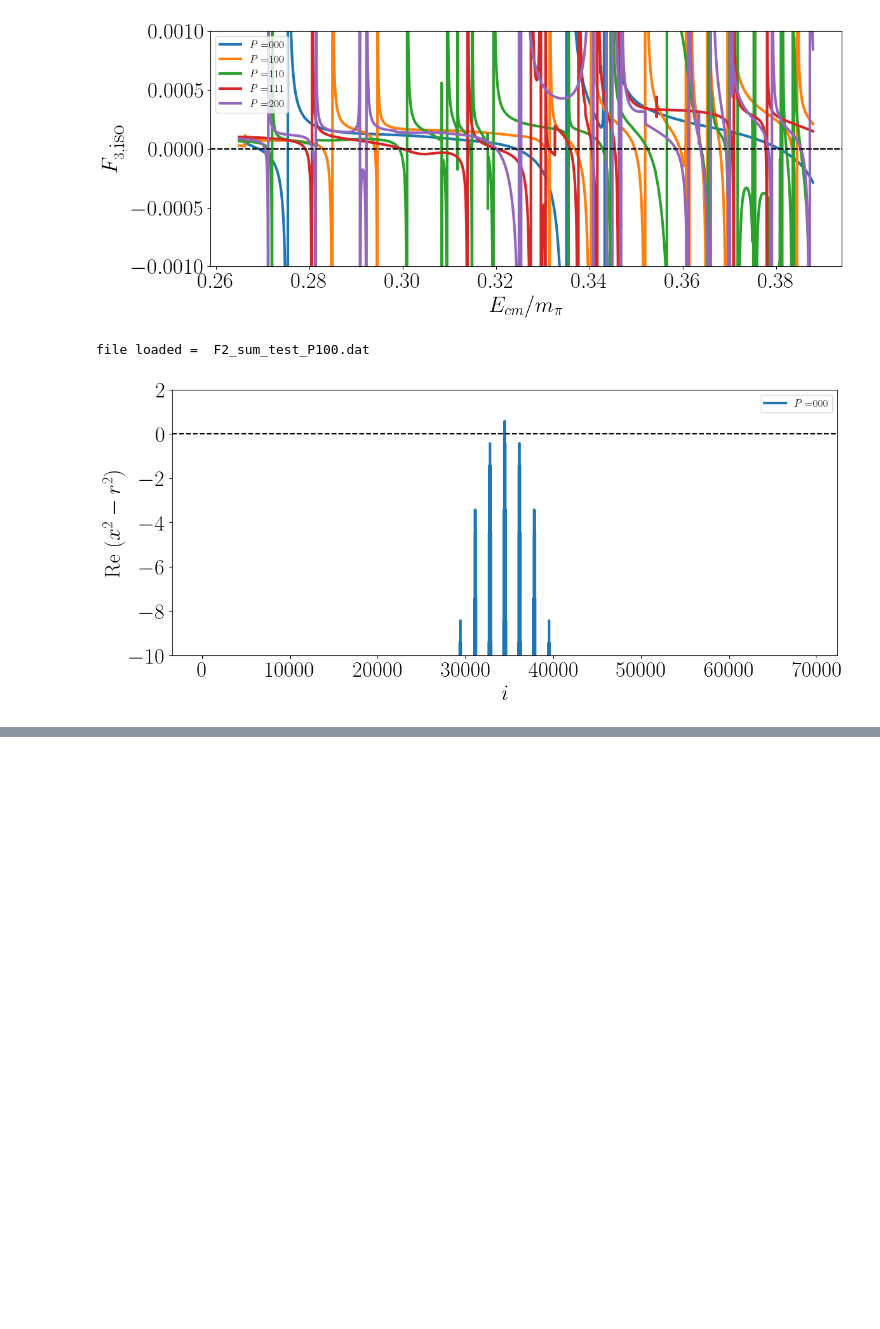
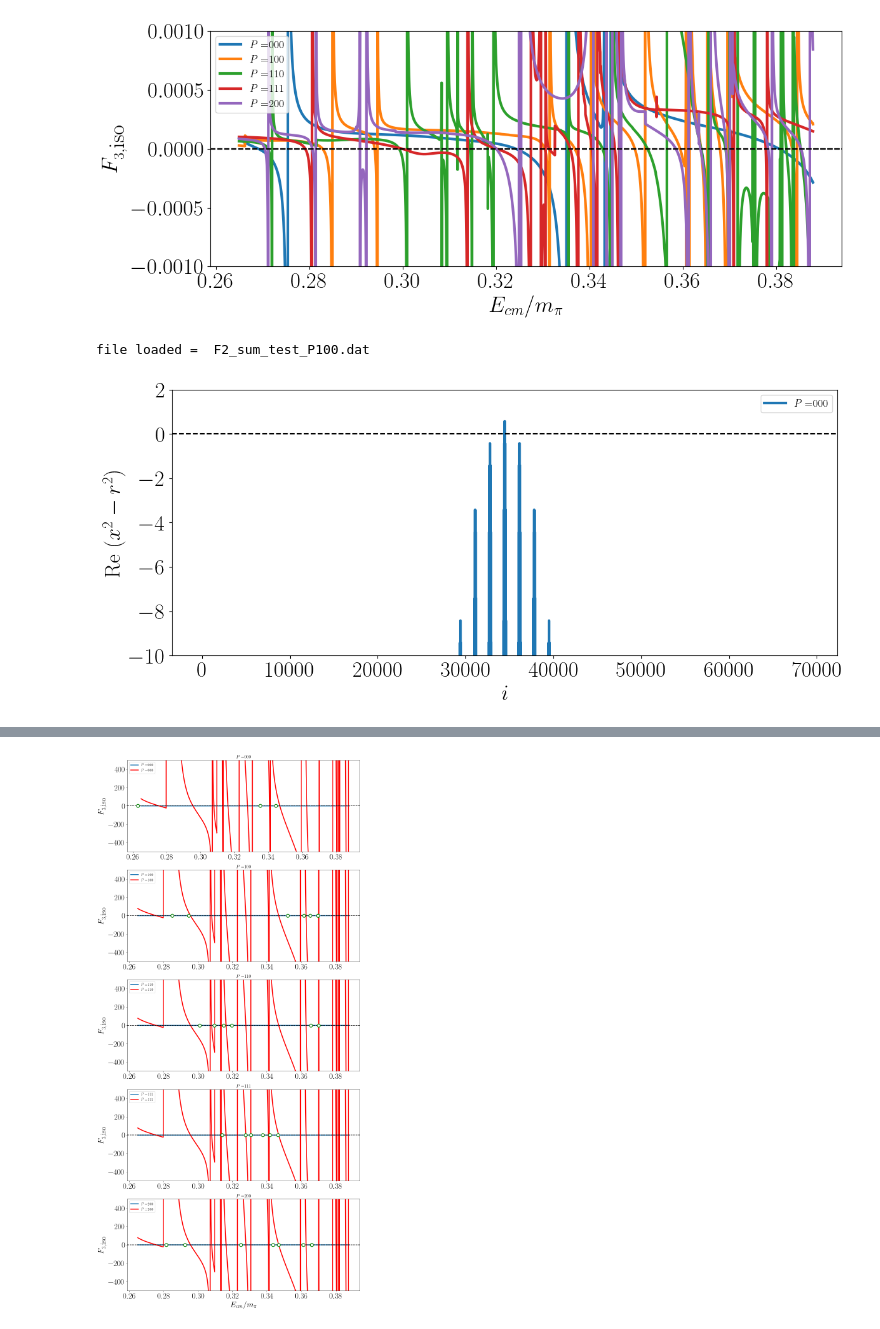
Before and after one commit to digonto10602/3body_quantization, a Jupyter notebook: test_files/plots.ipynb, the cells around one changed output, grey strips where cells are left out. Cells and saved outputs as stored; diff of their text form; code cells hidden in the pictures; blank space fills up the shorter version.

Commit message:
"found extra poles in F3, check number of levels using F2"

```diff
--- a/test_files/plots.ipynb
+++ b/test_files/plots.ipynb
@@ -863,0 +999,92 @@ file loaded =  F2_sum_test_P100.dat
+# %%
+# Here we plot the F3 function for each boost frame and compare them with
+# free spectrum generated from redstar (S2I2.energies)
+# only A1m, A2 irrep is added for different boost P
+# we also add the results of the denom 1 + (K2inv + G)F2inv to look for
+# the additional poles in F3
+
+#This plots F3_iso for different total momentum P
+
+plt.rcParams.update({'font.size': 12})
+plt.rc('font',**{'family':'serif','serif':['Computer Modern Roman']})
+plt.rc('text', usetex=True)
+filename1 = "F3_KKpi_L20_nP_000.dat"
+filename2 = "F3_KKpi_L20_nP_100.dat"
+filename3 = "F3_KKpi_L20_nP_110.dat"
+filename4 = "F3_KKpi_L20_nP_111.dat"
+filename5 = "F3_KKpi_L20_nP_200.dat"
+
+additionalpolefile1 = "additional_poles1_F3_KKpi_L20_nP_000.dat"
+additionalpolefile2 = "additional_poles1_F3_KKpi_L20_nP_000.dat"
+additionalpolefile3 = "additional_poles1_F3_KKpi_L20_nP_000.dat"
+additionalpolefile4 = "additional_poles1_F3_KKpi_L20_nP_000.dat"
+additionalpolefile5 = "additional_poles1_F3_KKpi_L20_nP_000.dat"
+
+atmpi = 0.06906
+
+#raulF3file = "detF3inv_test_FRL_L5"
+filelist = [filename1, filename2, filename3, filename4, filename5]
+additionalpole_filelist = [additionalpolefile1, additionalpolefile2, additionalpolefile3, additionalpolefile4, additionalpolefile5]
+titlelist = ["000","100","110","111","200"]
+fig,ax = plt.subplots(5,1,figsize=(12,25))
+counter = 0
+energy_file = "S2I2.energies"
+full_energy_list, irrep_list = irrep_list_maker(energy_file)
+selected_irrep_list = ["000_A1m","100_A2","110_A2","111_A2","200_A2"]
+
+for file in filelist:
+    print("file loaded = ",file)
+    filename = file
+    (En, EcmR, EcmI, F2, G,
+     K2i, F3det, F3iso) = np.genfromtxt(filename, unpack=True)
+
+    additionalpole_file = additionalpole_filelist[counter]
+    (En1, EcmR1, EcmI1, F21, G1,
+     K2i1, F3det1, F3iso1) = np.genfromtxt(additionalpole_file, unpack=True)
+    #here F3det1 and F3iso1 are the denom part multiplied with 1 vector on both sides
+
+    non_int_energies_ecm, non_int_energies_elab = irrep_energy_list_maker(full_energy_list, selected_irrep_list[counter])
+    #non_int_energies_ecm, non_int_energies_elab = energy_list_maker_fixedmom(full_energy_list, titlelist[counter])
+    print("E size = ",len(non_int_energies_ecm))
+
+    zero_y_val = []
+    for i in range(len(non_int_energies_ecm)):
+        zero_y_val.append(0.0)
+
+    #ax[counter].set_ylabel("det $F_{3}$",fontsize=25)
+    #ax[counter].set_xlim(0.2,0.34)
+    #ax[counter].set_ylim(-1E-3,1E-3)
+    ax[counter].set_ylim(-500,500)
+    ax[counter].tick_params(axis='both', which='major', labelsize=25)
+    ax[counter].tick_params(axis='both', which='minor', labelsize=25)
+    #ax.set_yscale('log')
+    #L = 6
+    titlestring = "$P = $" + str(titlelist[counter])
+    ax[counter].set_title(titlestring)
+    ax[counter].plot(EcmR,F3iso, linewidth=3, label=titlestring)
+    ax[counter].plot(EcmR1,F3iso1, linewidth=3, color='red', label=titlestring)
+    ax[counter].scatter(non_int_energies_ecm,zero_y_val, marker='o', s=100, edgecolor="green", linewidth=2, facecolor='white',zorder=5)
+    #ax[counter].plot(EcmR,Reqsq, linewidth=3, label="$q_{2,p}^2$")
+    #ax[counter].plot(EcmR,Recutoff, linewidth=3, label="$H(p)$")
+    #ax[counter].axvline(x=Recheckzero1[0],linestyle='--',color='red')
+    #ax[counter].axvline(x=Recheckzero2[0],linestyle='--',color='green')
+    #ax[counter].axvline(x=threshold[0],linestyle='--',color='black')
+    ax[counter].axhline(y=0,linestyle='--',color='black')
+
+    #ax.scatter(En, abs(detF3), marker='o', s=60, edgecolor="teal", facecolor='white',zorder=5, label="Digonto")
+    #ax.scatter(En1, abs(detF31), marker='s', s=60,edgecolor="red", facecolor='white',zorder=3, label="FRL")
+
+    ax[counter].legend()
+    fig.tight_layout()
+    ax[4].set_xlabel("$E_{cm}/m_\pi$", fontsize=25)
+    ax[counter].set_ylabel("$F_{3,\\textrm{iso}}$",fontsize=25)
+    plt.draw()
+    counter=counter+1
+
+
+outputfile_str = "F3iso_KKpi_test_freespectrum_comparison.pdf"
+plt.savefig(outputfile_str)
+#plt.close()
+
+print(full_energy_list[0][1][2])
+# %% [output]
@@ -863,0 +1102 @@ file loaded =  F2_sum_test_P100.dat
+[figure, added]
```
Also changed, not shown: parts of 4 cells of this notebook, 10 other files.
